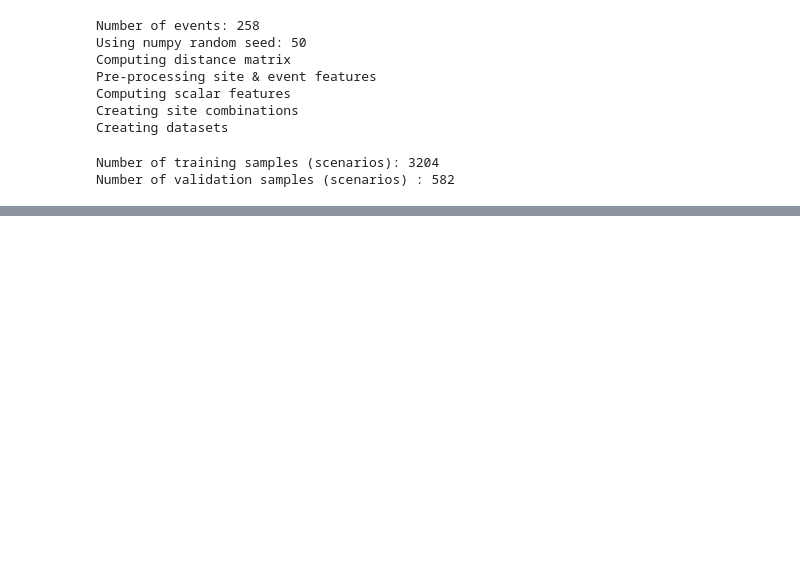
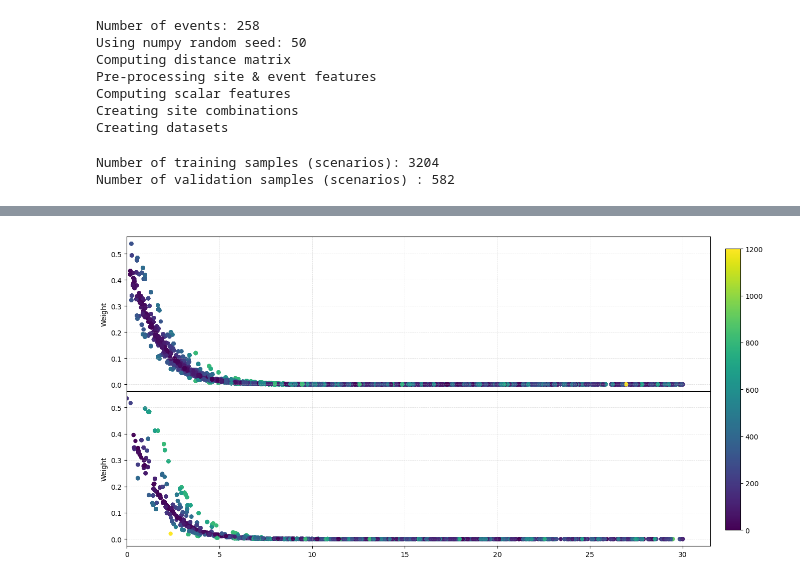
Before and after one commit to claudio525/post_event_gm_gnn, a Jupyter notebook: sim_ranking/explore/weight_model.ipynb, the cells around one changed output, grey strips where cells are left out. Cells and saved outputs as stored; diff of their text form; code cells hidden in the pictures; blank space fills up the shorter version.

Commit message:
- weight model exploration

```diff
--- a/sim_ranking/explore/weight_model.ipynb
+++ b/sim_ranking/explore/weight_model.ipynb
@@ -10,7 +10,7 @@ import ml_tools as mlt
 import sim_ranking as sr
 import spatial_hazard as sh
 # %%
-results_dir = Path("/Users/claudy/dev/work/data/sim_ranking/results/ml/0418_1401_cWeights_30_100_weighted")
+results_dir = Path("/Users/claudy/dev/work/data/sim_ranking/results/ml/0422_0942_cWeights_30_100_weighted")
 db_ffp = Path("/Users/claudy/dev/work/data/sim_ranking/emp_realisations/perturbed_0313_100r/gm_db_emp.sqlite")
 hp_config_ffp = Path("/Users/claudy/dev/work/code/sim_ranking/sim_ranking/ml_models/sc_prob_config.yaml")
 corr_dir = Path("/Users/claudy/dev/work/data/sim_ranking/emp_realisations/event_loth_baker_correlations")
@@ -131,2 +132,3 @@ result_df = pd.concat(results, axis=0)
 # %%
-result_df
+train_results_df = get_result_df(train_dataset)
+val_results_df = get_result_df(val_dataset)
@@ -182 +156,4 @@ param_df["dist"] = dist_matrix.values[dist_matrix.index.get_indexer_for(param_df
+# %%
+train_param_df = get_param_df(train_results_df)
+val_param_df = get_param_df(val_results_df)
 # %%
@@ -209,0 +208,24 @@ plt.subplots_adjust(hspace=0, wspace=0)
+# %%
+vmin, vmax = train_param_df.vs30_diff.min(), train_param_df.vs30_diff.max()
+
+fig, (ax1, ax2) = plt.subplots(2, 1, figsize=(15, 8), sharex=True)
+
+cm = ax1.scatter(train_param_df.dist, train_results_df.w_avg, c=train_param_df.vs30_diff, cmap="viridis", s=25, vmin=vmin, vmax=vmax)
+ax1.set_ylabel("Weight")
+ax1.grid(linewidth=0.5, alpha=0.5, linestyle="--")
+ax1.set_xlim(0, None)
+
+ax2.scatter(val_param_df.dist, val_results_df.w_avg, c=val_param_df.vs30_diff, cmap="viridis", s=25, vmin=vmin, vmax=vmax)
+ax2.set_ylabel("Weight")
+ax2.grid(linewidth=0.5, alpha=0.5, linestyle="--")
+ax2.set_xlim(0, None)
+
+# Create a new axes for the colorbar at the right of the figure
+cbar_ax = fig.add_axes([0.92, 0.15, 0.02, 0.7])
+
+# Draw the colorbar in the new axes
+fig.colorbar(cm, cax=cbar_ax)
+
+plt.subplots_adjust(hspace=0)
+# %% [output]
+[figure, added]
```
Also changed, not shown: parts of 8 cells of this notebook, 1 other file.
